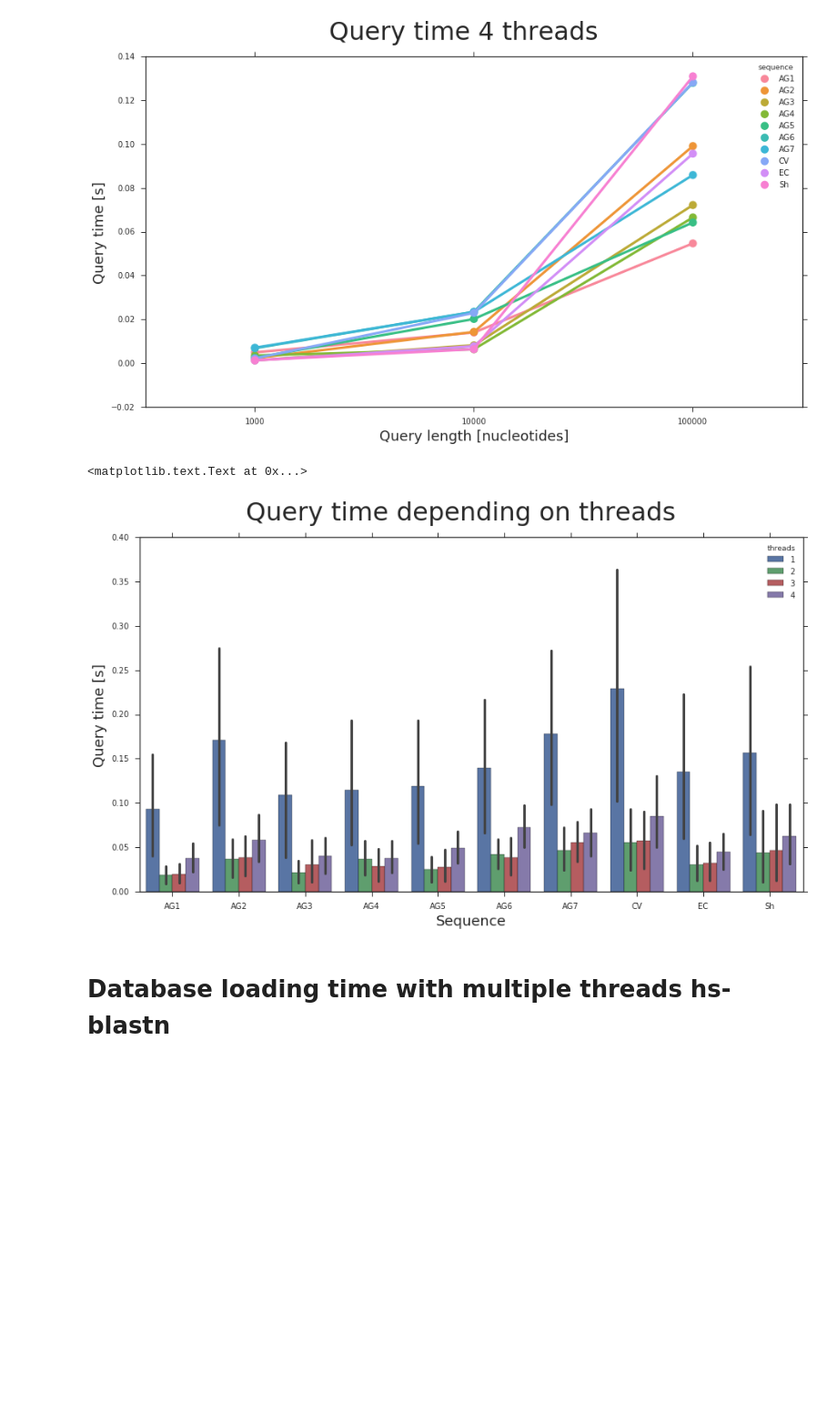
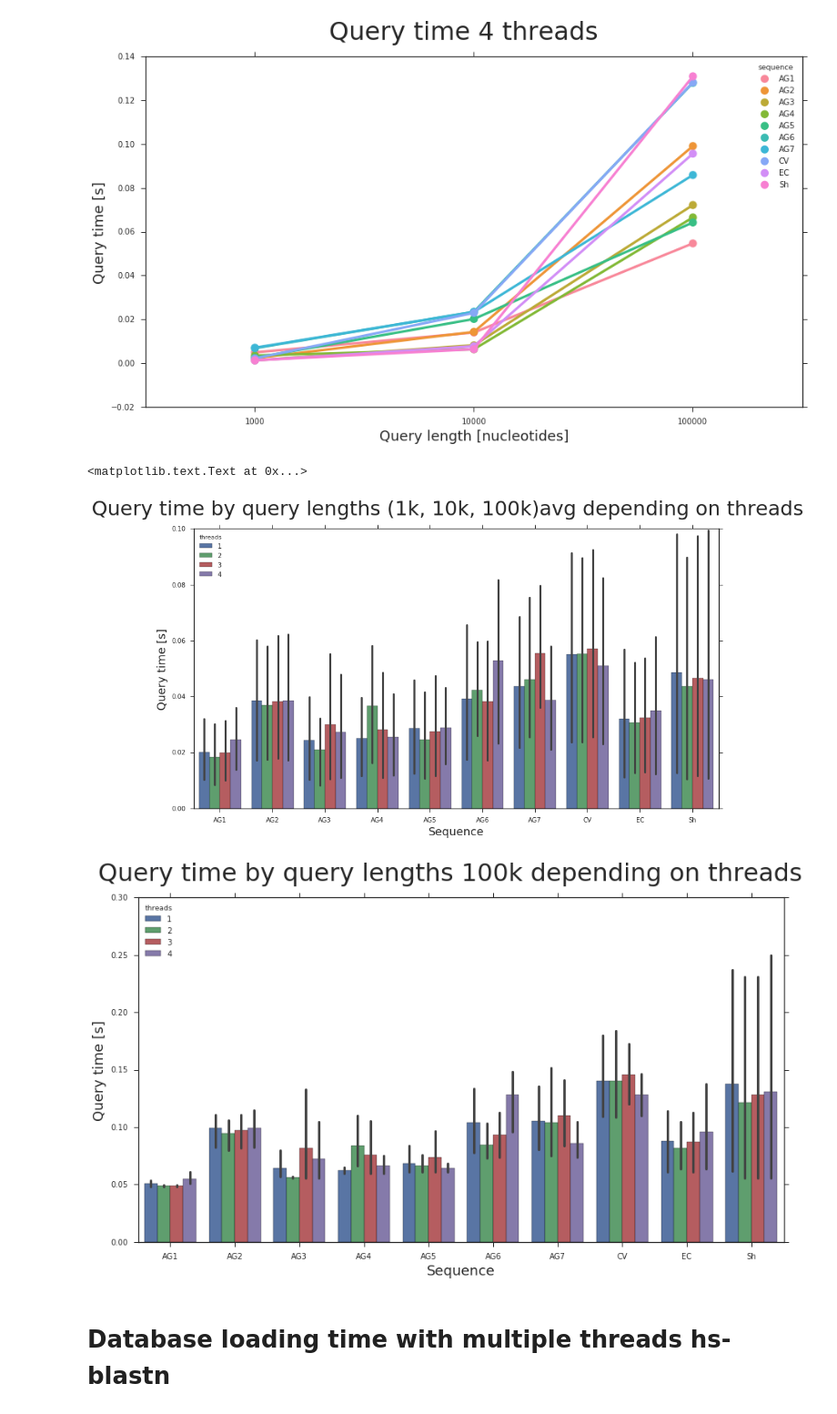
Before and after one commit to Weenkus/Phylo-research, a Jupyter notebook: results/Performance evaluation.ipynb, the cells around one changed output. Shown at 91% size. Cells and saved outputs as stored; diff of their text form; code cells hidden in the pictures; blank space fills up the shorter version.

```diff
--- a/results/Performance evaluation.ipynb
+++ b/results/Performance evaluation.ipynb
@@ -270,19 +292,27 @@ plt.suptitle("Query time 4 threads", fontsize = 32)
 # %%
 hsThread1['threads']=1
 hsThread2['threads']=2
 hsThread3['threads']=3
 hsThread4['threads']=4
 combainedqHS = hsThread1
-combainedqHS = combainedq5.append(hsThread2).append(hsThread3).append(hsThread4)
+combainedqHS = combainedqHS.append(hsThread2).append(hsThread3).append(hsThread4)
 
 plt.figure(figsize=(15,8))
 sns.barplot(x="sequence", y="query time", hue="threads", data=combainedqHS)
 plt.ylabel('Query time [s]', fontsize=18)
 plt.xlabel('Sequence', fontsize=18)
-plt.suptitle("Query time depending on threads", fontsize = 32)
+plt.suptitle("Query time by query lengths (1k, 10k, 100k)avg depending on threads", fontsize = 32)
+
+filter100k = combainedqHS[combainedqHS['query length']==100000]
+plt.figure(figsize=(15,8))
+sns.barplot(x="sequence", y="query time", hue="threads", data=filter100k)
+plt.ylabel('Query time [s]', fontsize=18)
+plt.xlabel('Sequence', fontsize=18)
+plt.suptitle("Query time by query lengths 100k depending on threads", fontsize = 32)
 # %% [output]
 <matplotlib.text.Text at 0x...>
-[figure, old version]
+[figure, new version]
+[figure, added]
 # %% [markdown]
 # Database loading time with multiple threads hs-blastn
 # %% [markdown]
```
Also changed, not shown: parts of 19 cells of this notebook, 5 other files.
